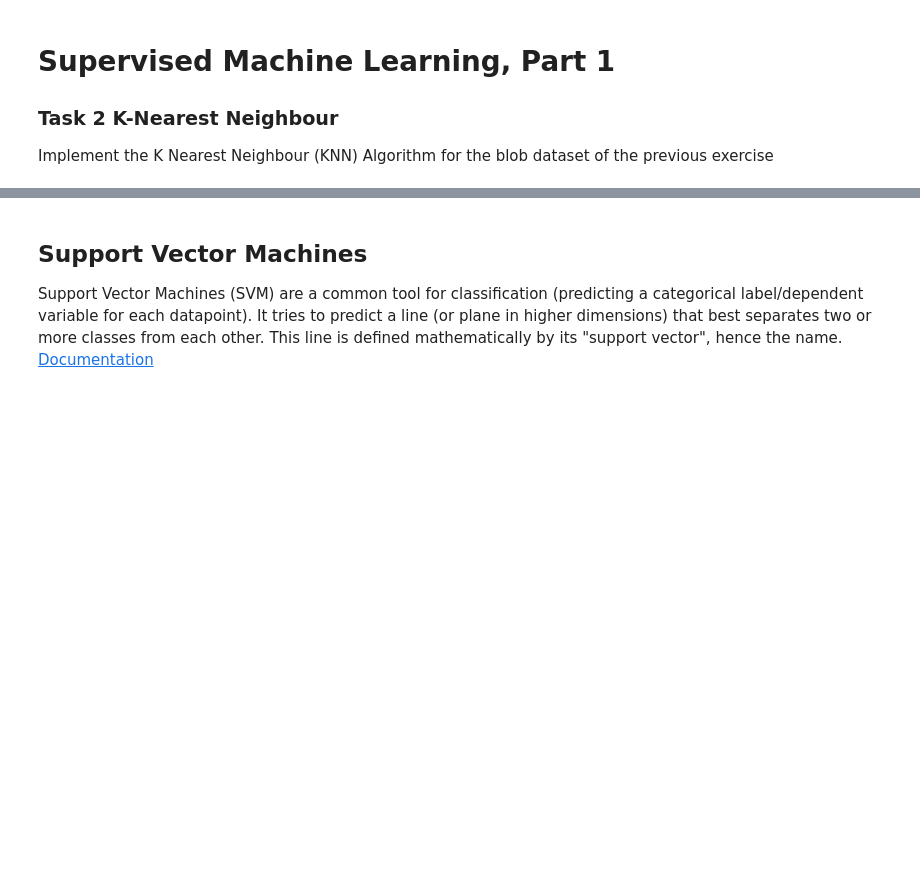
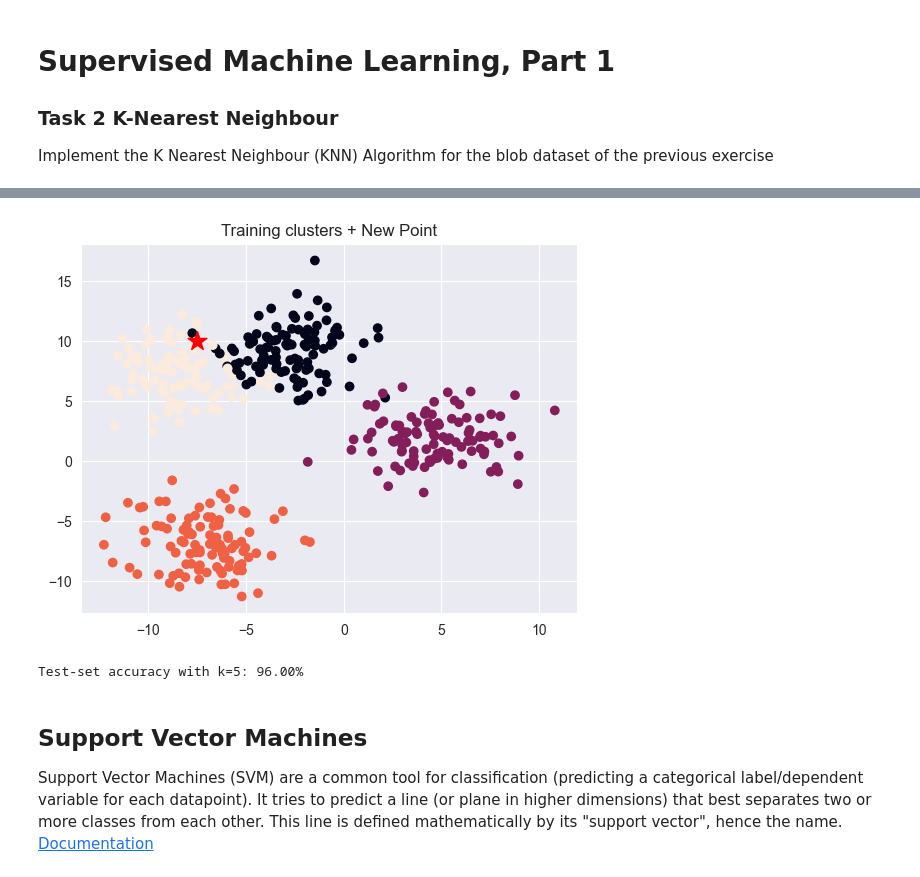
Before and after one commit to Gabriel-A-NY/uek259, a Jupyter notebook: demos/05_SupervisedML.ipynb, the cells around one changed output, grey strips where cells are left out. Saved outputs shown, nothing was run; the diff lists cells and outputs as text; code cells hidden in the pictures; blank space fills up the shorter version.

```diff
--- a/demos/05_SupervisedML.ipynb
+++ b/demos/05_SupervisedML.ipynb
@@ -55,16 +60,29 @@ len(experienceLabels)
 # %%
+from sklearn.metrics import accuracy_score
+from collections import Counter
+
+
 def k_means(newPoint, experienceData,experienceLabels, numberOfNeighbours):
+    distance = np.linalg.norm(experienceData - newPoint, axis=1)
 
-"""
-Find the Euclidean distance to all training data
-points
-2. get the k closest points
-3. Choose the first k points
-4. Return the predicted class of the new point based on
-the majority classes of the chosen points (in 3.)
+    closest_neighbours = np.argsort(distance)[:numberOfNeighbours]
 
-"""
+    print("closest neighbour: ", closest_neighbours)
+
+    labels_of_nearest_neighbours = experienceLabels[closest_neighbours]
+
+    print("labels of nearest neighbours: ", labels_of_nearest_neighbours)
+
+    count_of_labels = Counter(labels_of_nearest_neighbours)
+
+    predicted_class = count_of_labels.most_common(1)[0][0]
+
     return predicted_class
+
+k_means([-7.5,10], experienceData,experienceLabels,5)
+# %% [output]
+[figure, added]
+Test‐set accuracy with k=5: 96.00%
 # %% [markdown]
 ## Support Vector Machines
 
```
Also changed, not shown: parts of 2 cells of this notebook, 1 other file.
